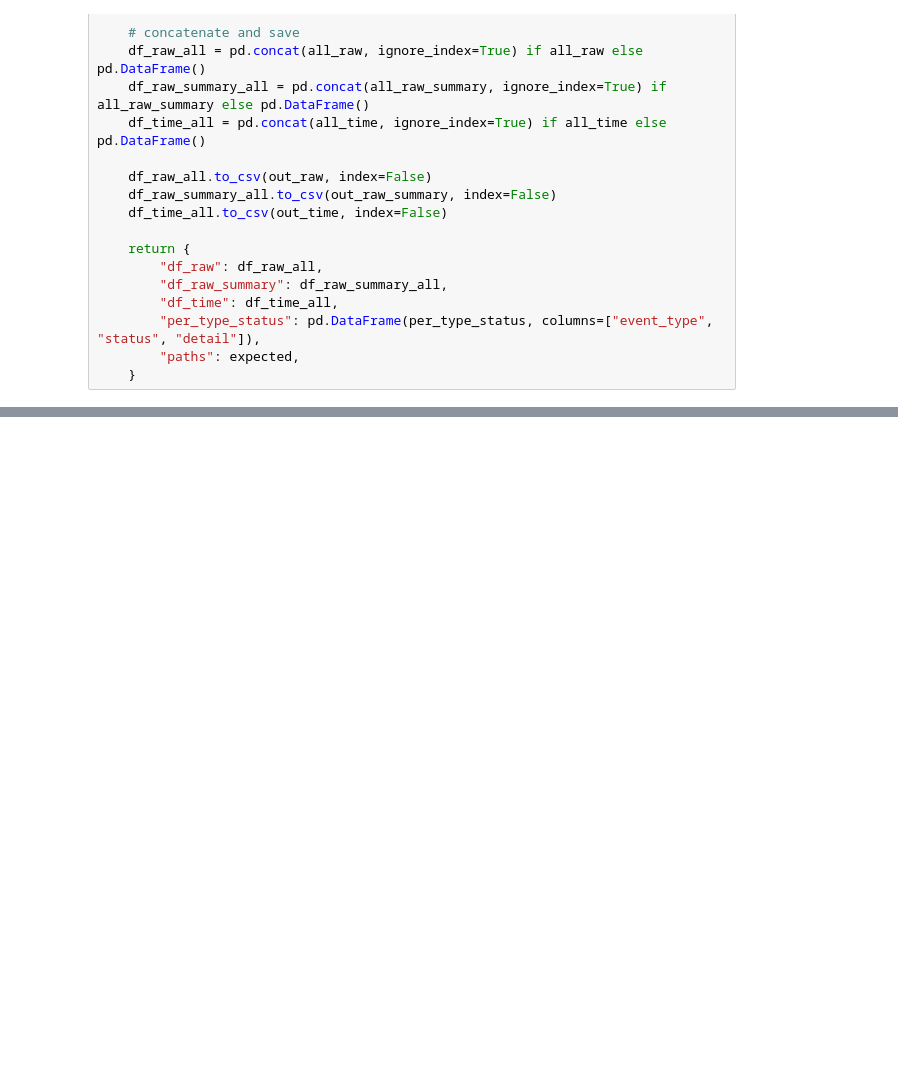
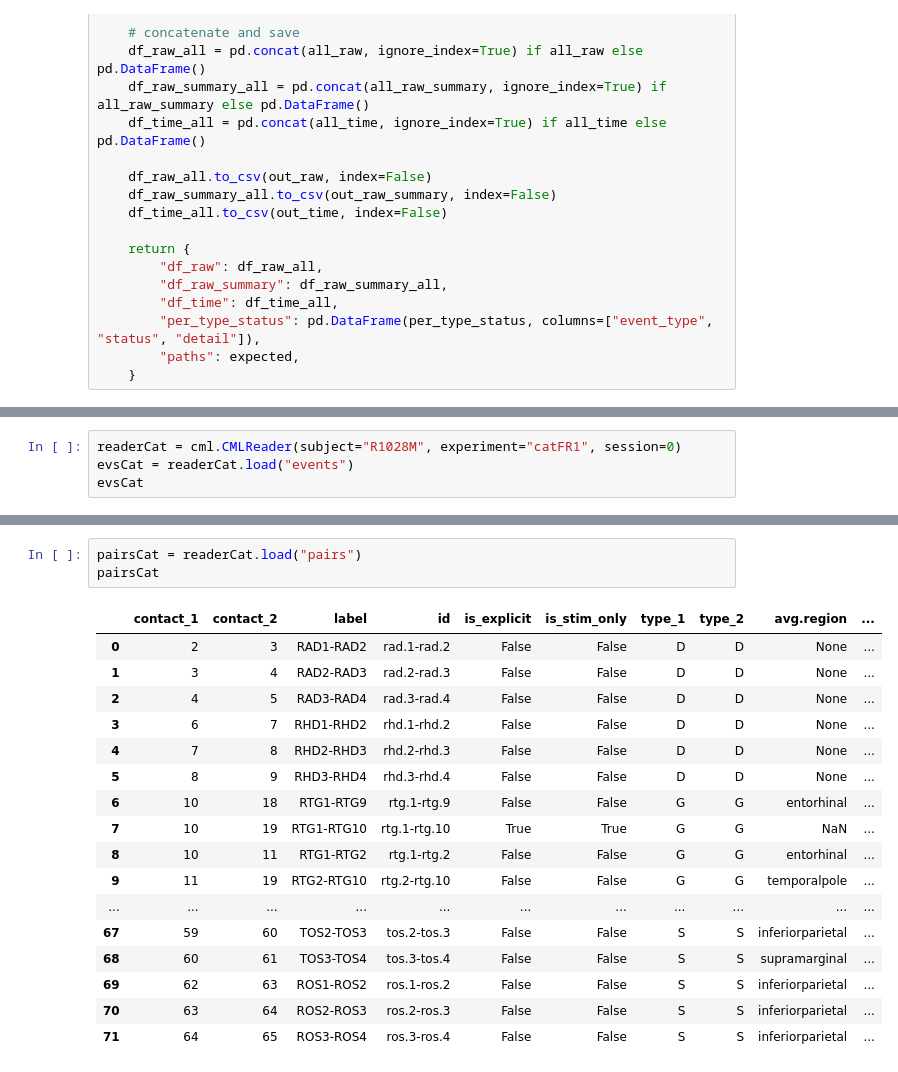
Before and after one commit to pennmem/EEGLoaderQualityCheck, a Jupyter notebook: OpenBIDS/ReportRawEEG.ipynb, the cells around one changed output, grey strips where cells are left out. Drawn from its saved outputs; the diff is of its cells as text; blank space fills up the shorter version.

```diff
--- a/OpenBIDS/ReportRawEEG.ipynb
+++ b/OpenBIDS/ReportRawEEG.ipynb
@@ -584,0 +460,4 @@ df_subset
+# %%
+readerCat = cml.CMLReader(subject="R1028M", experiment="catFR1", session=0)
+evsCat = readerCat.load("events")
+evsCat
@@ -585,3 +478,24 @@ df_subset
+# %%
+pairsCat = readerCat.load("pairs")
+pairsCat
+# %% [output]
+|  | contact_1 | contact_2 | label | id | is_explicit | is_stim_only | type_1 | type_2 | avg.region | ... |
+| 0 | 2 | 3 | RAD1-RAD2 | rad.1-rad.2 | False | False | D | D | None | ... |
+| 1 | 3 | 4 | RAD2-RAD3 | rad.2-rad.3 | False | False | D | D | None | ... |
+| 2 | 4 | 5 | RAD3-RAD4 | rad.3-rad.4 | False | False | D | D | None | ... |
+| 3 | 6 | 7 | RHD1-RHD2 | rhd.1-rhd.2 | False | False | D | D | None | ... |
+| 4 | 7 | 8 | RHD2-RHD3 | rhd.2-rhd.3 | False | False | D | D | None | ... |
+| 5 | 8 | 9 | RHD3-RHD4 | rhd.3-rhd.4 | False | False | D | D | None | ... |
+| 6 | 10 | 18 | RTG1-RTG9 | rtg.1-rtg.9 | False | False | G | G | entorhinal | ... |
+| 7 | 10 | 19 | RTG1-RTG10 | rtg.1-rtg.10 | True | True | G | G | NaN | ... |
+| 8 | 10 | 11 | RTG1-RTG2 | rtg.1-rtg.2 | False | False | G | G | entorhinal | ... |
+| 9 | 11 | 19 | RTG2-RTG10 | rtg.2-rtg.10 | False | False | G | G | temporalpole | ... |
+| ... | ... | ... | ... | ... | ... | ... | ... | ... | ... | ... |
+| 67 | 59 | 60 | TOS2-TOS3 | tos.2-tos.3 | False | False | S | S | inferiorparietal | ... |
+| 68 | 60 | 61 | TOS3-TOS4 | tos.3-tos.4 | False | False | S | S | supramarginal | ... |
+| 69 | 62 | 63 | ROS1-ROS2 | ros.1-ros.2 | False | False | S | S | inferiorparietal | ... |
+| 70 | 63 | 64 | ROS2-ROS3 | ros.2-ros.3 | False | False | S | S | inferiorparietal | ... |
+| 71 | 64 | 65 | ROS3-ROS4 | ros.3-ros.4 | False | False | S | S | inferiorparietal | ... |
 # %%
 # get futures
 bids_root = "/home1/maint/LTP_BIDS/"
```
Also changed, not shown: parts of 17 cells of this notebook, 2 other files.
